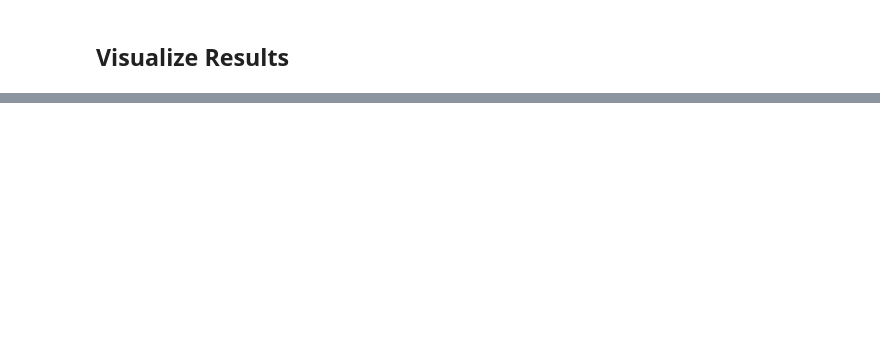
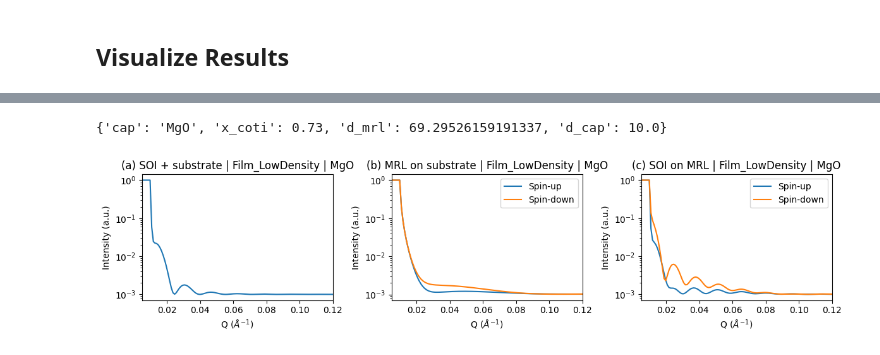
Before and after one commit to majkolla/Optimization-of-Magnetic-Reference-Layer, a Jupyter notebook: src/Notebooks/Solver.ipynb, the cells around one changed output, grey strips where cells are left out. Cells and saved outputs as stored; diff of their text form; code cells hidden in the pictures; blank space fills up the shorter version.

```diff
--- a/src/Notebooks/Solver.ipynb
+++ b/src/Notebooks/Solver.ipynb
@@ -287,0 +520,29 @@ plt.show()
+# %%
+def _fallback(val, default):
+    return default if val in (None, 0) else float(val)
+
+plot_params = {
+    "cap": best_result.get("cap", list(caps.keys())[0]),
+    "x_coti": FIXED_X_COTI,
+    "d_mrl": _fallback(best_result.get("d_mrl", None), 100.0),
+    "d_cap": _fallback(best_result.get("d_cap", None), 50.0),
+}
+
+target_soi = soi_list[0]  # pick any SOI to plot; adjust as needed
+plot_params
+# %% [output]
+{'cap': 'MgO', 'x_coti': 0.73, 'd_mrl': 69.29526159191337, 'd_cap': 10.0}
+# %%
+fig, axes = plot_reflectivity_panels(
+    problem=problem,
+    soi=target_soi,
+    x_coti=plot_params["x_coti"],
+    d_mrl=plot_params["d_mrl"],
+    d_cap=plot_params["d_cap"],
+    cap=plot_params["cap"],
+    bkg=1e-3,
+    title_suffix=f" | {target_soi.name} | {plot_params['cap']}"
+)
+plt.show()
+# %% [output]
+[figure, added]
```
Also changed, not shown: parts of 12 cells of this notebook.
